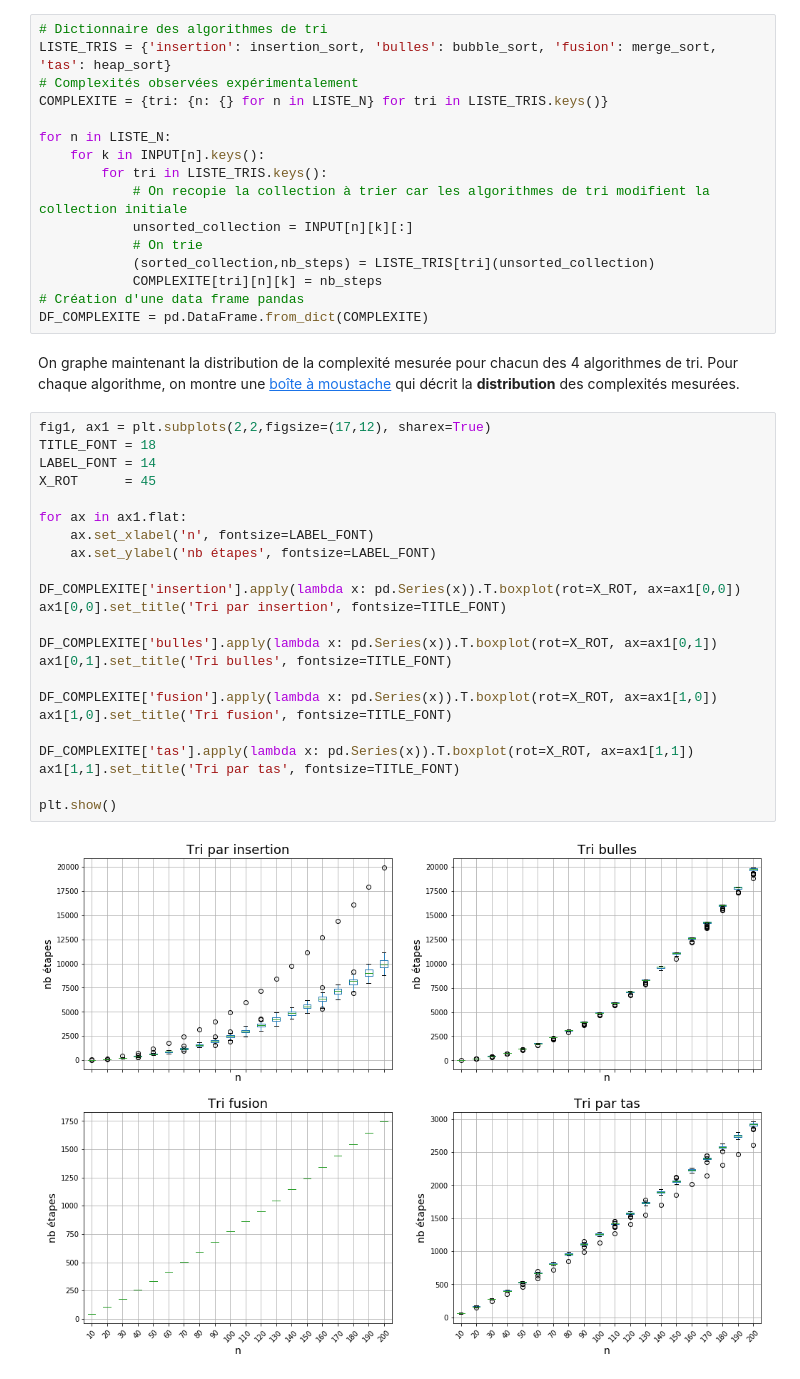
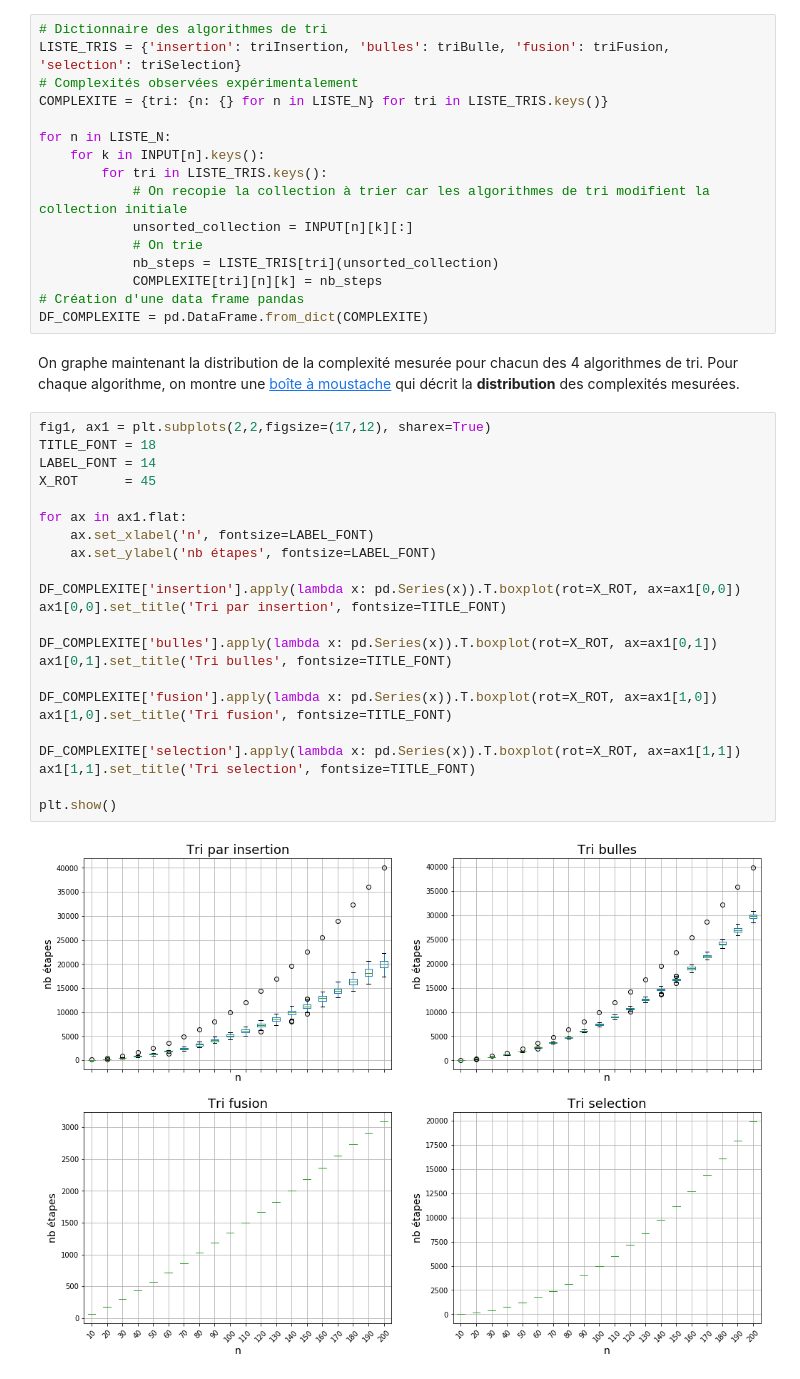
Before and after one commit to cchauve/DIU_2019, a Jupyter notebook: 16052019_Complexite_Tri/Comparaison_Tris.ipynb, the cells around one changed output. Drawn from its saved outputs; the diff is of its cells as text.

```diff
--- a/16052019_Complexite_Tri/Comparaison_Tris.ipynb
+++ b/16052019_Complexite_Tri/Comparaison_Tris.ipynb
@@ -50,7 +47,7 @@ Pour chaque tri, l'implémentation retourne la collection triée, aisni que le n
 On va lancer les 4 tris sur les collections enregistrées dans *INPUT*, enregistrer dans une collection *COMPLEXITE* le résultat, de sorte que *COMPLEXITE[T][n][k]* contient le nombre d'étapes de calcul élémentaires effectuées par le tri *T* sur la *k*ème collection de taille *n*.
 # %%
 # Dictionnaire des algorithmes de tri
-LISTE_TRIS = {'insertion': insertion_sort, 'bulles': bubble_sort, 'fusion': merge_sort, 'tas': heap_sort}
+LISTE_TRIS = {'insertion': triInsertion, 'bulles': triBulle, 'fusion': triFusion, 'selection': triSelection}
 # Complexités observées expérimentalement
 COMPLEXITE = {tri: {n: {} for n in LISTE_N} for tri in LISTE_TRIS.keys()}
 
@@ -60,7 +57,7 @@ for n in LISTE_N:
             # On recopie la collection à trier car les algorithmes de tri modifient la collection initiale
             unsorted_collection = INPUT[n][k][:]
             # On trie
-            (sorted_collection,nb_steps) = LISTE_TRIS[tri](unsorted_collection)
+            nb_steps = LISTE_TRIS[tri](unsorted_collection)
             COMPLEXITE[tri][n][k] = nb_steps
 # Création d'une data frame pandas
 DF_COMPLEXITE = pd.DataFrame.from_dict(COMPLEXITE)
@@ -69,25 +66,25 @@ On graphe maintenant la distribution de la complexité mesurée pour chacun des
 # %%
 fig1, ax1 = plt.subplots(2,2,figsize=(17,12), sharex=True)
 TITLE_FONT = 18
 LABEL_FONT = 14
 X_ROT      = 45
 
 for ax in ax1.flat:
     ax.set_xlabel('n', fontsize=LABEL_FONT)
     ax.set_ylabel('nb étapes', fontsize=LABEL_FONT)
 
 DF_COMPLEXITE['insertion'].apply(lambda x: pd.Series(x)).T.boxplot(rot=X_ROT, ax=ax1[0,0])
 ax1[0,0].set_title('Tri par insertion', fontsize=TITLE_FONT)
 
 DF_COMPLEXITE['bulles'].apply(lambda x: pd.Series(x)).T.boxplot(rot=X_ROT, ax=ax1[0,1])
 ax1[0,1].set_title('Tri bulles', fontsize=TITLE_FONT)
 
 DF_COMPLEXITE['fusion'].apply(lambda x: pd.Series(x)).T.boxplot(rot=X_ROT, ax=ax1[1,0])
 ax1[1,0].set_title('Tri fusion', fontsize=TITLE_FONT)
 
-DF_COMPLEXITE['tas'].apply(lambda x: pd.Series(x)).T.boxplot(rot=X_ROT, ax=ax1[1,1])
-ax1[1,1].set_title('Tri par tas', fontsize=TITLE_FONT)
+DF_COMPLEXITE['selection'].apply(lambda x: pd.Series(x)).T.boxplot(rot=X_ROT, ax=ax1[1,1])
+ax1[1,1].set_title('Tri selection', fontsize=TITLE_FONT)
 
 plt.show()
 # %% [output]
-[figure, old version]
+[figure, new version]
```
Also changed, not shown: parts of 1 cell of this notebook, 1 other file.
